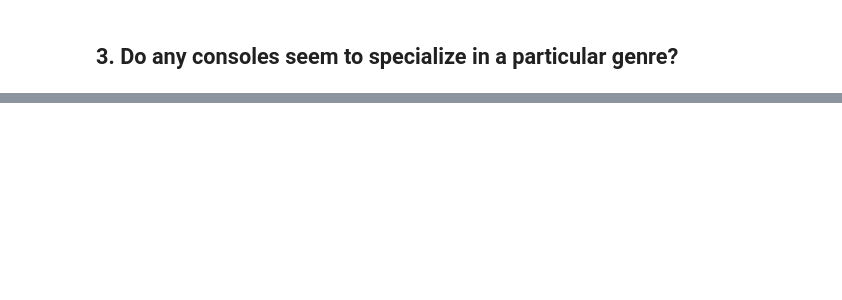
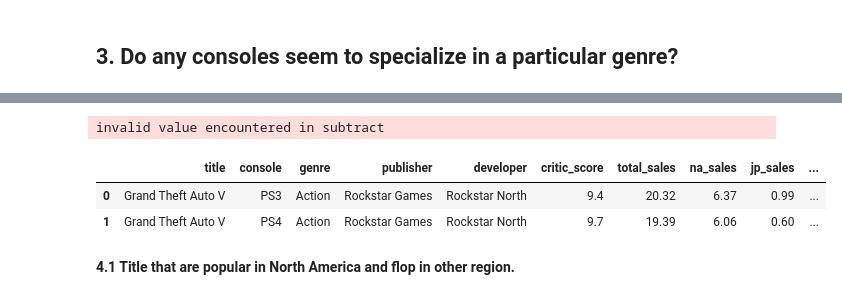
Before and after one commit to ajithajith72389/Video-Game-Sales-Analysis, a Jupyter notebook: Video_Game_Sales_Analysis.ipynb, the cells around one changed output, grey strips where cells are left out. Drawn from its saved outputs; the diff is of its cells as text; code cells hidden in the pictures; blank space fills up the shorter version.

Commit message:
Titles that are popular in North America

```diff
--- a/Video_Game_Sales_Analysis.ipynb
+++ b/Video_Game_Sales_Analysis.ipynb
@@ -339,0 +353,14 @@ drive.mount('/content/drive')
+# %%
+# Find the ratio between each regional sales by total_sales
+data['na_ratio'] = data['na_sales'] / data['total_sales']
+data['jp_ratio'] = data['jp_sales'] / data['total_sales']
+data['pal_ratio'] = data [ 'pal_sales'] / data['total_sales']
+# %%
+data.head(2)
+# %% [output]
+invalid value encountered in subtract
+|  | title | console | genre | publisher | developer | critic_score | total_sales | na_sales | jp_sales | ... |
+| 0 | Grand Theft Auto V | PS3 | Action | Rockstar Games | Rockstar North | 9.4 | 20.32 | 6.37 | 0.99 | ... |
+| 1 | Grand Theft Auto V | PS4 | Action | Rockstar Games | Rockstar North | 9.7 | 19.39 | 6.06 | 0.60 | ... |
+# %% [markdown]
+**4.1 Title that are popular in North America and flop in other region.**
```
Also changed, not shown: parts of 5 cells of this notebook.
